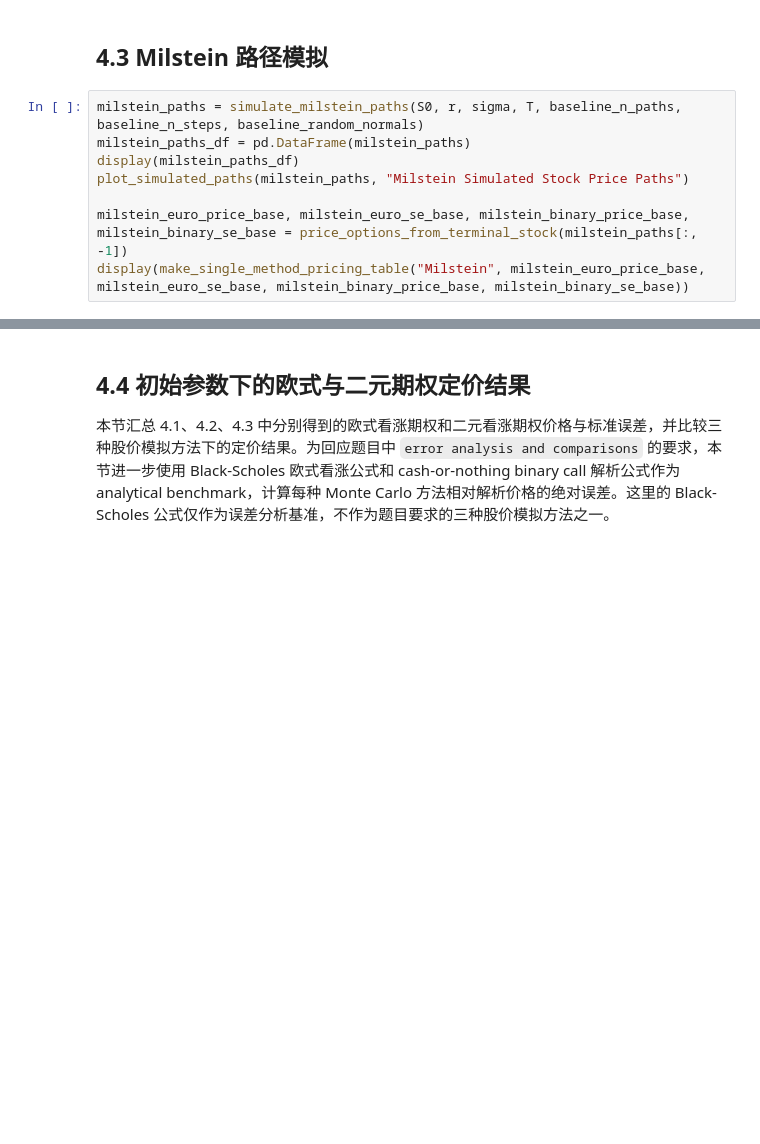
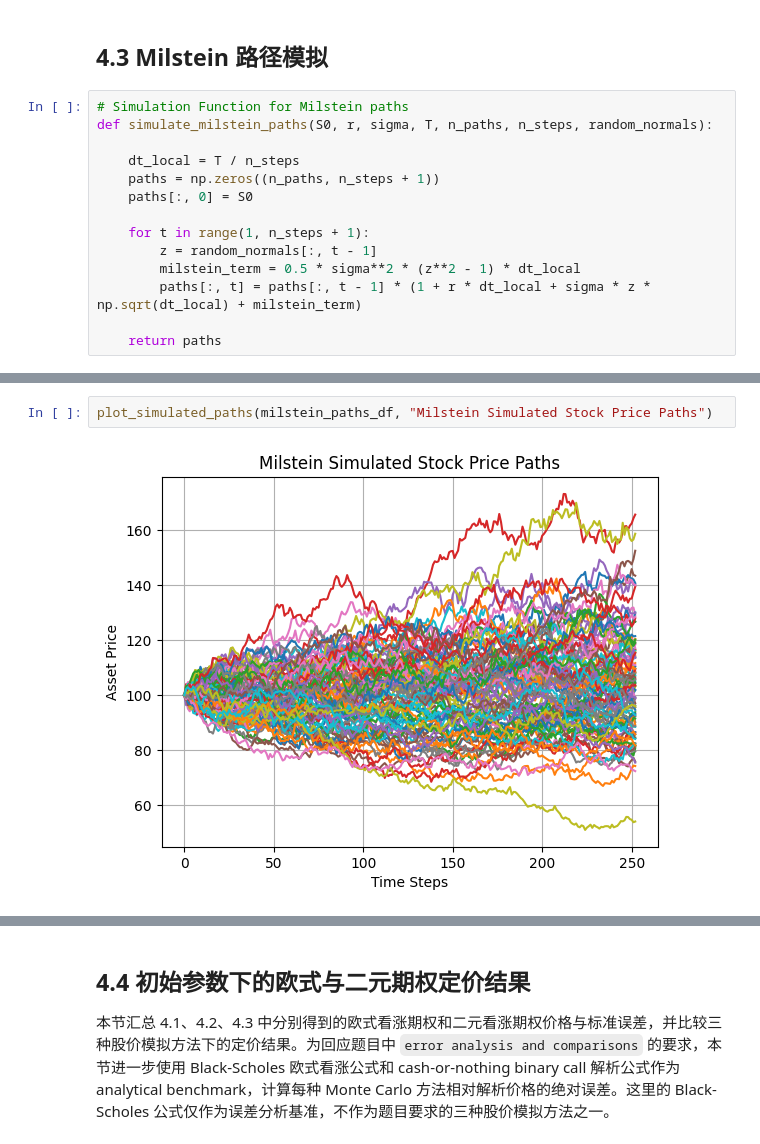
Before and after one commit to xption/CQFLearning, a Jupyter notebook: Exam2/Answer.ipynb, the cells around one changed output, grey strips where cells are left out. Saved outputs shown, nothing was run; the diff lists cells and outputs as text; blank space fills up the shorter version.

```diff
--- a/Exam2/Answer.ipynb
+++ b/Exam2/Answer.ipynb
@@ -257,10 +250,16 @@ display(make_single_method_pricing_table("Euler-Maruyama", euler_euro_price_base
 # %% [markdown]
 ## 4.3 Milstein 路径模拟
 # %%
-milstein_paths = simulate_milstein_paths(S0, r, sigma, T, baseline_n_paths, baseline_n_steps, baseline_random_normals)
-milstein_paths_df = pd.DataFrame(milstein_paths)
-display(milstein_paths_df)
-plot_simulated_paths(milstein_paths, "Milstein Simulated Stock Price Paths")
+# Simulation Function for Milstein paths
+def simulate_milstein_paths(S0, r, sigma, T, n_paths, n_steps, random_normals):
 
-milstein_euro_price_base, milstein_euro_se_base, milstein_binary_price_base, milstein_binary_se_base = price_options_from_terminal_stock(milstein_paths[:, -1])
-display(make_single_method_pricing_table("Milstein", milstein_euro_price_base, milstein_euro_se_base, milstein_binary_price_base, milstein_binary_se_base))
+    dt_local = T / n_steps
+    paths = np.zeros((n_paths, n_steps + 1))
+    paths[:, 0] = S0
+
+    for t in range(1, n_steps + 1):
+        z = random_normals[:, t - 1]
+        milstein_term = 0.5 * sigma**2 * (z**2 - 1) * dt_local
+        paths[:, t] = paths[:, t - 1] * (1 + r * dt_local + sigma * z * np.sqrt(dt_local) + milstein_term)
+
+    return paths
@@ -283,0 +284,4 @@ display(make_single_method_pricing_table("Milstein", milstein_euro_price_base, m
+# %%
+plot_simulated_paths(milstein_paths_df, "Milstein Simulated Stock Price Paths")
+# %% [output]
+[figure, added]
```
Also changed, not shown: parts of 10 cells of this notebook.
